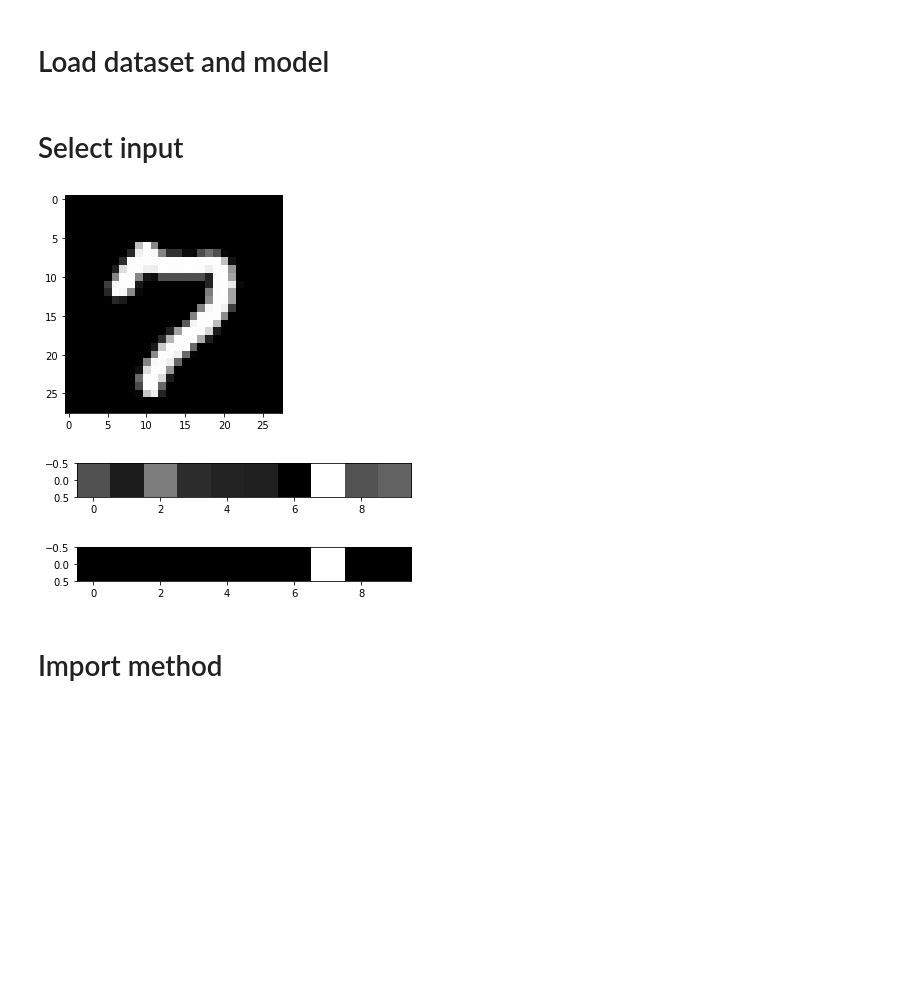
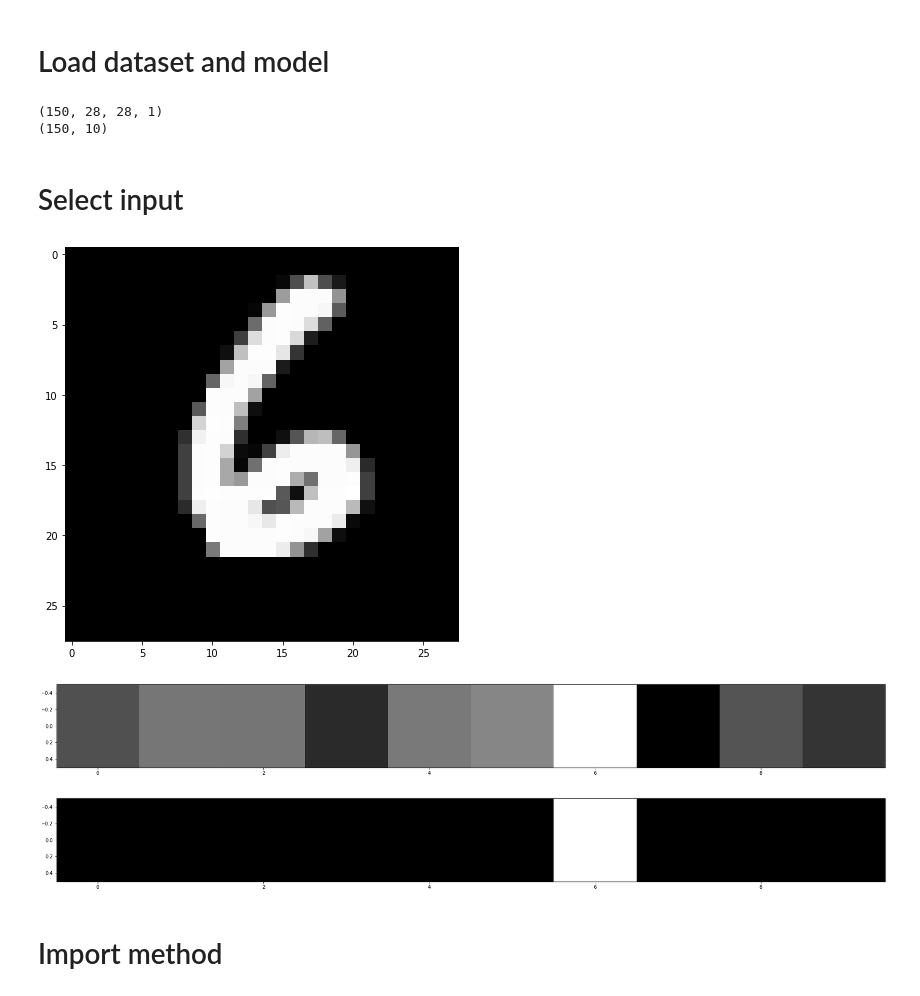
Before and after one commit to AdelinCO/twin-system, a Jupyter notebook: 2ndCBE_ANN_MNIST.ipynb, the cells around one changed output. Drawn from its saved outputs; the diff is of its cells as text; code cells hidden in the pictures; blank space fills up the shorter version.

```diff
--- a/2ndCBE_ANN_MNIST.ipynb
+++ b/2ndCBE_ANN_MNIST.ipynb
@@ -19,13 +19,12 @@ Train = False
     as_supervised=True,
     with_info=True,
 )
+
 def normalize_img(image, label):
-  """Normalizes images: `uint8` -> `float32`."""
-  return tf.cast(image, tf.float32) / 255., label
+    # Normalizes images: `uint8` -> `float32`
+    return tf.cast(image, tf.float32) / 255., label
 
-ds_train = ds_train.map(
-    normalize_img)
-ds_test = ds_test.map(
-    normalize_img)
-ds_val = ds_val.map(
-    normalize_img)
+# normalize dataset parts
+ds_train = ds_train.map(normalize_img)
+ds_test = ds_test.map(normalize_img)
+ds_val = ds_val.map(normalize_img)
@@ -51,22 +53,29 @@ labels_list = np.array(labels_list)
+# %%
+print(images_tr.shape)
+print(targets_train.shape)
+# %% [output]
+(150, 28, 28, 1)
+(150, 10)
 # %% [markdown]
 # Select input
 # %%
-indice_input = 3
+indice_input = 9
 inputs = image_list[indice_input]
+
 plt.imshow(inputs, cmap='gray')
 plt.show()
 
 inputs = np.expand_dims(inputs,0)
 targets = model.predict(inputs)
 strict_targets = (targets == np.max(targets)).astype(int)
 plt.imshow(targets, cmap='gray')
 plt.show()
 plt.imshow(strict_targets, cmap='gray')
 plt.show()
 # %% [output]
-[figure, old version]
+[figure, new version]
-[figure, old version]
+[figure, new version]
-[figure, old version]
+[figure, new version]
 # %% [markdown]
 # Import method
 # %%
```
Also changed, not shown: parts of 7 cells of this notebook, 1 other file.
